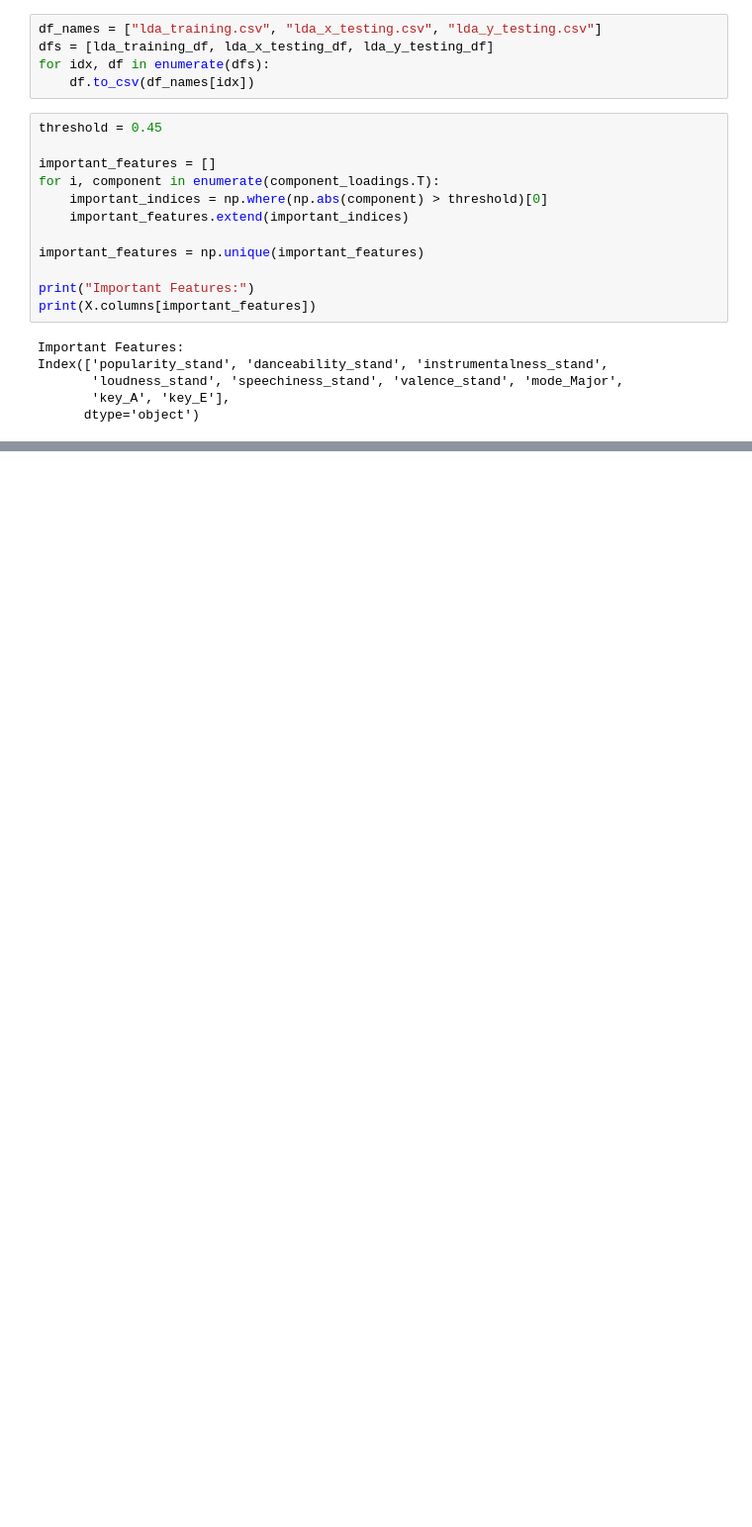
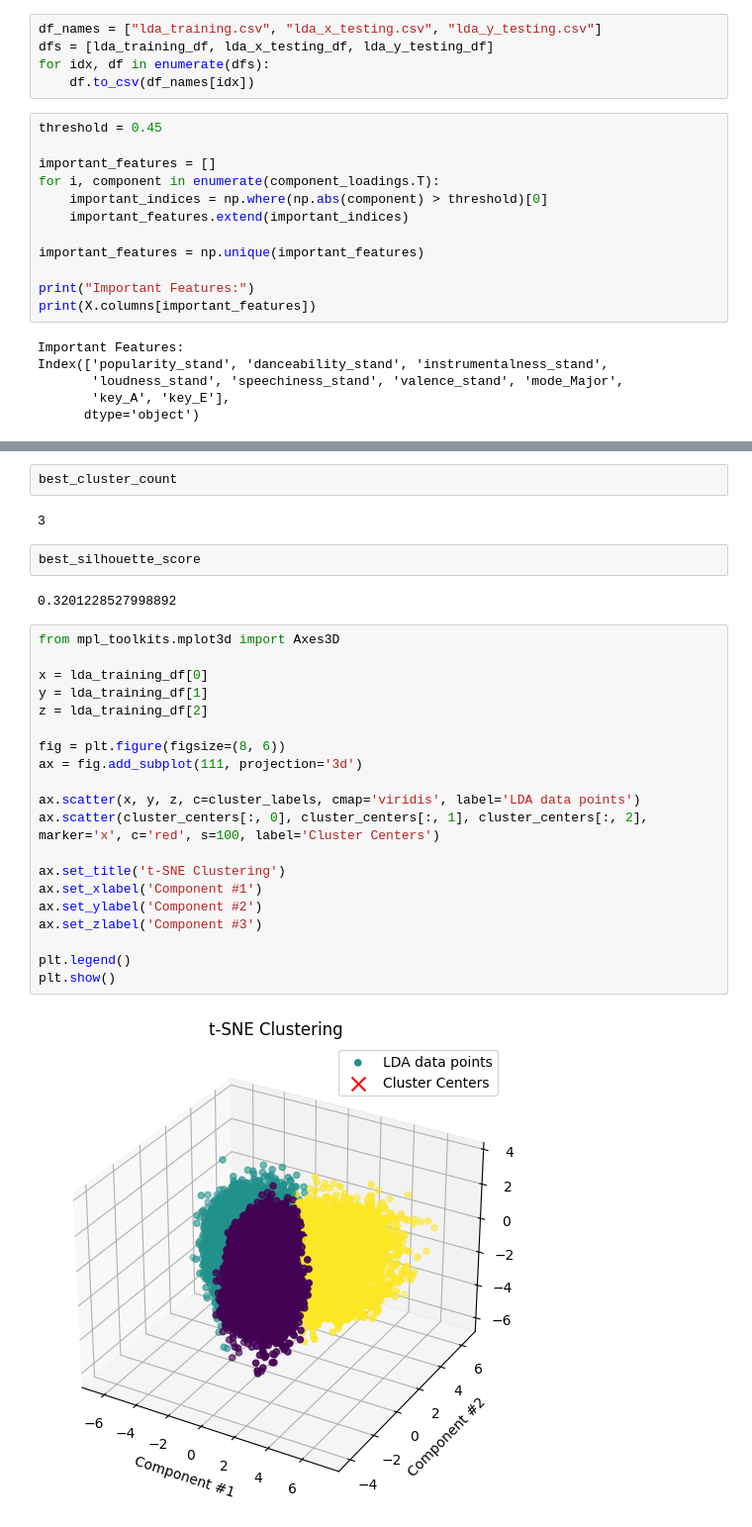
Before and after one commit to whykay-01/machine-learning-music-genre-classifier, a Jupyter notebook: capstone_dimension_reduction.ipynb, the cells around one changed output, grey strips where cells are left out. Shown at 99% size. Saved outputs shown, nothing was run; the diff lists cells and outputs as text; blank space fills up the shorter version.

Commit message:
finished clusterring

```diff
--- a/capstone_dimension_reduction.ipynb
+++ b/capstone_dimension_reduction.ipynb
@@ -414,0 +454,30 @@ Index(['popularity_stand', 'danceability_stand', 'instrumentalness_stand',
+# %%
+best_cluster_count
+# %% [output]
+3
+# %%
+best_silhouette_score
+# %% [output]
+0.3201228527998892
+# %%
+from mpl_toolkits.mplot3d import Axes3D
+
+x = lda_training_df[0]
+y = lda_training_df[1]
+z = lda_training_df[2]
+
+fig = plt.figure(figsize=(8, 6))
+ax = fig.add_subplot(111, projection='3d')
+
+ax.scatter(x, y, z, c=cluster_labels, cmap='viridis', label='LDA data points')
+ax.scatter(cluster_centers[:, 0], cluster_centers[:, 1], cluster_centers[:, 2], marker='x', c='red', s=100, label='Cluster Centers')
+
+ax.set_title('t-SNE Clustering')
+ax.set_xlabel('Component #1')
+ax.set_ylabel('Component #2')
+ax.set_zlabel('Component #3')
+
+plt.legend()
+plt.show()
+# %% [output]
+[figure, added]
```
Also changed, not shown: parts of 6 cells of this notebook.
